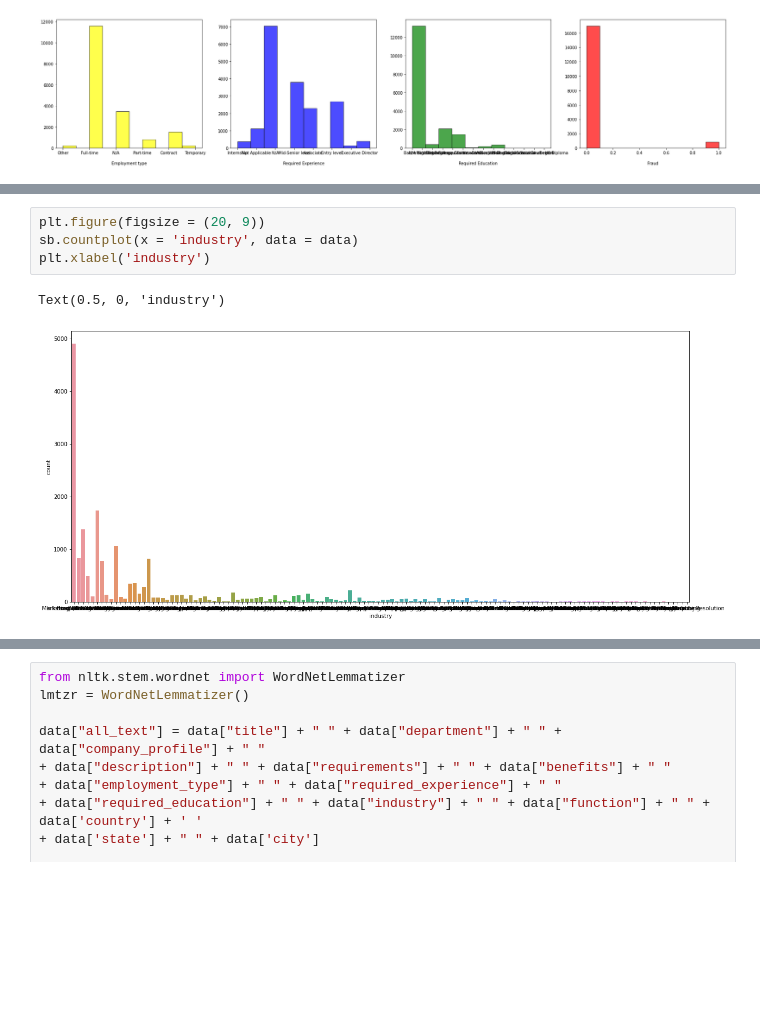
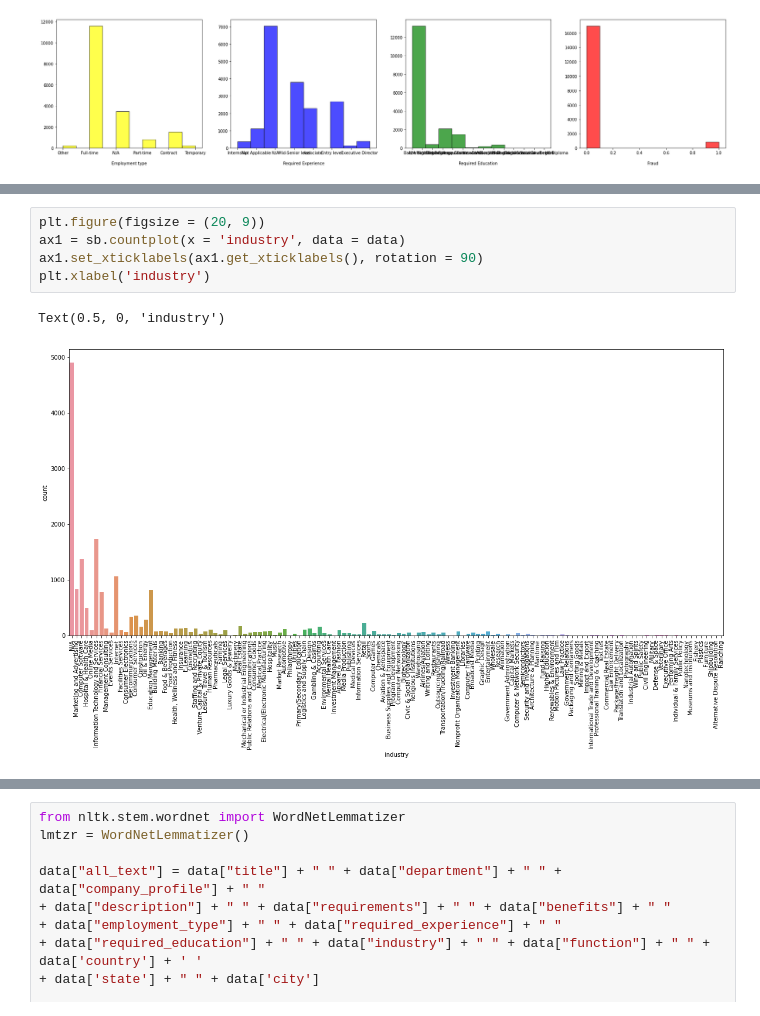
Before and after one commit to haorzeng1997/NLP-Fake-Job-Posting-Detection, a Jupyter notebook: Biyun rfr-Copy1.ipynb, the cells around one changed output, grey strips where cells are left out. Saved outputs shown, nothing was run; the diff lists cells and outputs as text; blank space fills up the shorter version.

```diff
--- a/Biyun rfr-Copy1.ipynb
+++ b/Biyun rfr-Copy1.ipynb
@@ -119,9 +128,10 @@ Text(0.5, 0, '\nFraud')
 # %%
 plt.figure(figsize = (20, 9))
-sb.countplot(x = 'industry', data = data)
+ax1 = sb.countplot(x = 'industry', data = data)
+ax1.set_xticklabels(ax1.get_xticklabels(), rotation = 90)
 plt.xlabel('industry')
 # %% [output]
 Text(0.5, 0, 'industry')
-[figure, old version]
+[figure, new version]
 # %%
 plt.figure(figsize = (20, 9))
```
Also changed, not shown: parts of 19 cells of this notebook.
